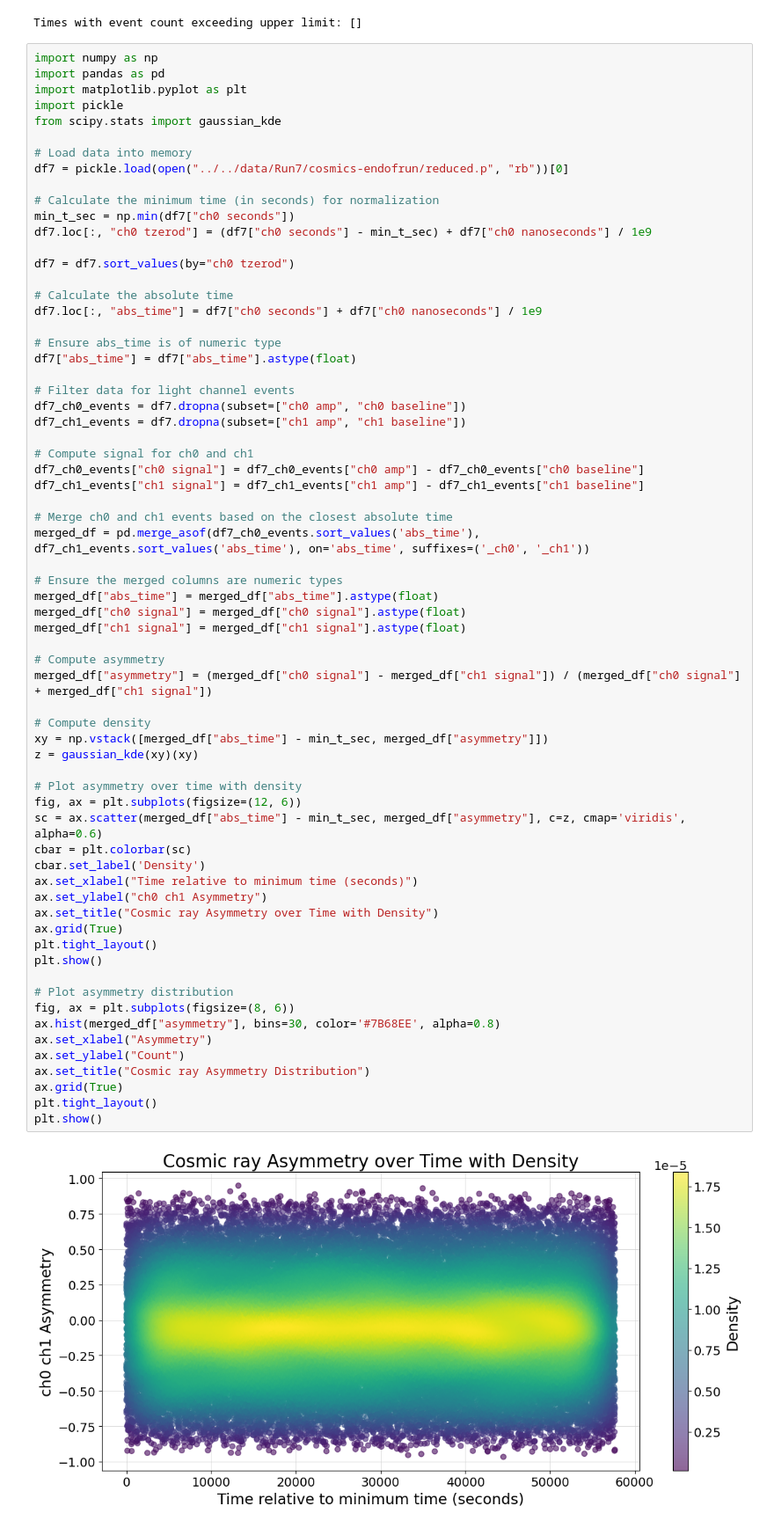
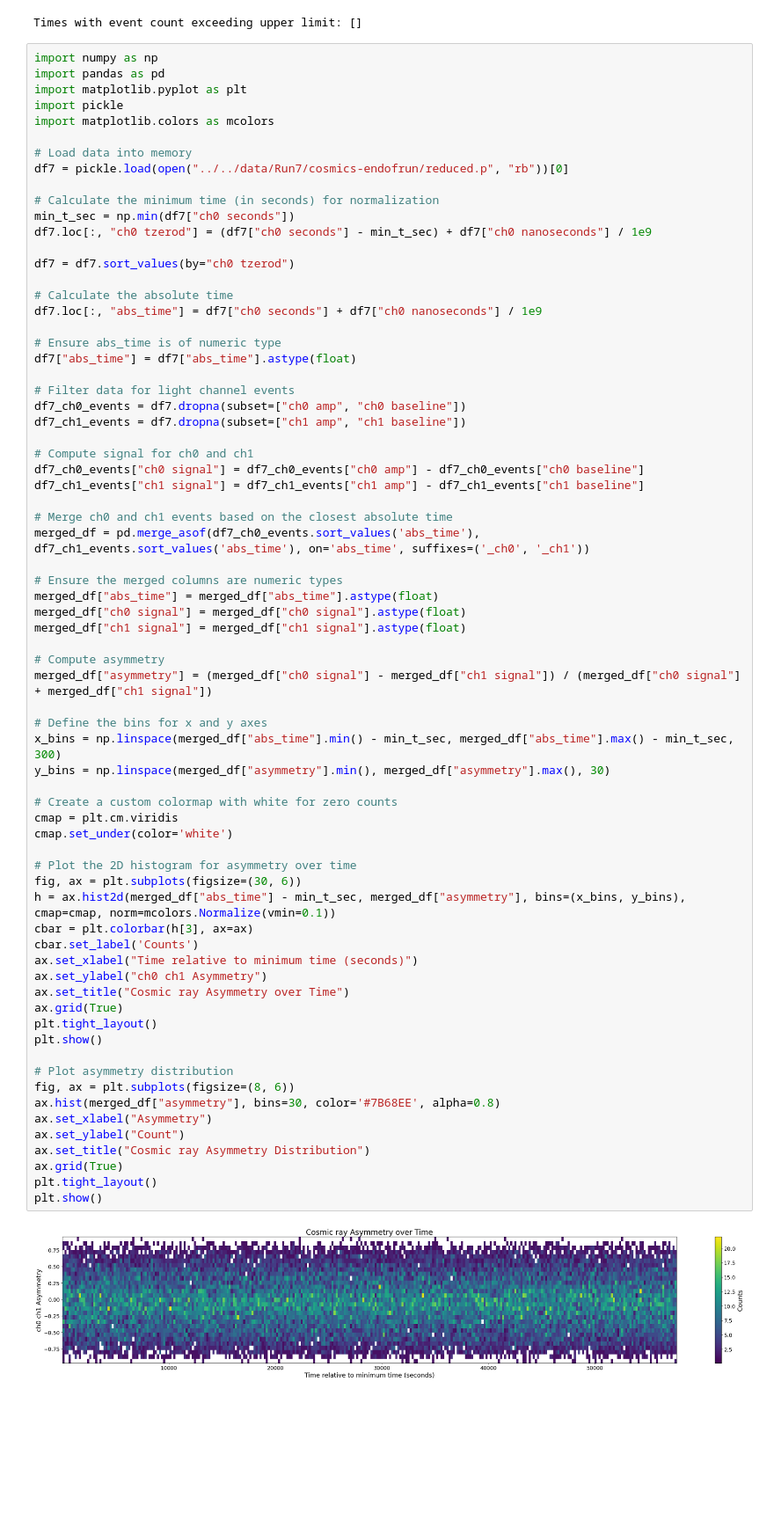
Before and after one commit to ejangelico/ad2-data-processing, a Jupyter notebook: notebooks/cosmicray.ipynb, the cells around one changed output. Shown at 88% size. Cells and saved outputs as stored; diff of their text form; blank space fills up the shorter version.

Commit message:
cosmicray density->hist

```diff
--- a/notebooks/cosmicray.ipynb
+++ b/notebooks/cosmicray.ipynb
@@ -106,7 +106,7 @@ import numpy as np
 import pandas as pd
 import matplotlib.pyplot as plt
 import pickle
-from scipy.stats import gaussian_kde
+import matplotlib.colors as mcolors
 
 # Load data into memory
 df7 = pickle.load(open("../../data/Run7/cosmics-endofrun/reduced.p", "rb"))[0]
@@ -132,41 +132,45 @@ df7_ch0_events["ch0 signal"] = df7_ch0_events["ch0 amp"] - df7_ch0_events["ch0 b
 df7_ch1_events["ch1 signal"] = df7_ch1_events["ch1 amp"] - df7_ch1_events["ch1 baseline"]
 
 # Merge ch0 and ch1 events based on the closest absolute time
 merged_df = pd.merge_asof(df7_ch0_events.sort_values('abs_time'), df7_ch1_events.sort_values('abs_time'), on='abs_time', suffixes=('_ch0', '_ch1'))
 
 # Ensure the merged columns are numeric types
 merged_df["abs_time"] = merged_df["abs_time"].astype(float)
 merged_df["ch0 signal"] = merged_df["ch0 signal"].astype(float)
 merged_df["ch1 signal"] = merged_df["ch1 signal"].astype(float)
 
 # Compute asymmetry
 merged_df["asymmetry"] = (merged_df["ch0 signal"] - merged_df["ch1 signal"]) / (merged_df["ch0 signal"] + merged_df["ch1 signal"])
 
-# Compute density
-xy = np.vstack([merged_df["abs_time"] - min_t_sec, merged_df["asymmetry"]])
-z = gaussian_kde(xy)(xy)
+# Define the bins for x and y axes
+x_bins = np.linspace(merged_df["abs_time"].min() - min_t_sec, merged_df["abs_time"].max() - min_t_sec, 300)
+y_bins = np.linspace(merged_df["asymmetry"].min(), merged_df["asymmetry"].max(), 30)
 
-# Plot asymmetry over time with density
-fig, ax = plt.subplots(figsize=(12, 6))
-sc = ax.scatter(merged_df["abs_time"] - min_t_sec, merged_df["asymmetry"], c=z, cmap='viridis', alpha=0.6)
-cbar = plt.colorbar(sc)
-cbar.set_label('Density')
+# Create a custom colormap with white for zero counts
+cmap = plt.cm.viridis
+cmap.set_under(color='white')
+
+# Plot the 2D histogram for asymmetry over time
+fig, ax = plt.subplots(figsize=(30, 6))
+h = ax.hist2d(merged_df["abs_time"] - min_t_sec, merged_df["asymmetry"], bins=(x_bins, y_bins), cmap=cmap, norm=mcolors.Normalize(vmin=0.1))
+cbar = plt.colorbar(h[3], ax=ax)
+cbar.set_label('Counts')
 ax.set_xlabel("Time relative to minimum time (seconds)")
 ax.set_ylabel("ch0 ch1 Asymmetry")
-ax.set_title("Cosmic ray Asymmetry over Time with Density")
+ax.set_title("Cosmic ray Asymmetry over Time")
 ax.grid(True)
 plt.tight_layout()
 plt.show()
 
 # Plot asymmetry distribution
 fig, ax = plt.subplots(figsize=(8, 6))
 ax.hist(merged_df["asymmetry"], bins=30, color='#7B68EE', alpha=0.8)
 ax.set_xlabel("Asymmetry")
 ax.set_ylabel("Count")
 ax.set_title("Cosmic ray Asymmetry Distribution")
 ax.grid(True)
 plt.tight_layout()
 plt.show()
 # %% [output]
-[figure, old version]
+[figure, new version]
 [figure]
```
